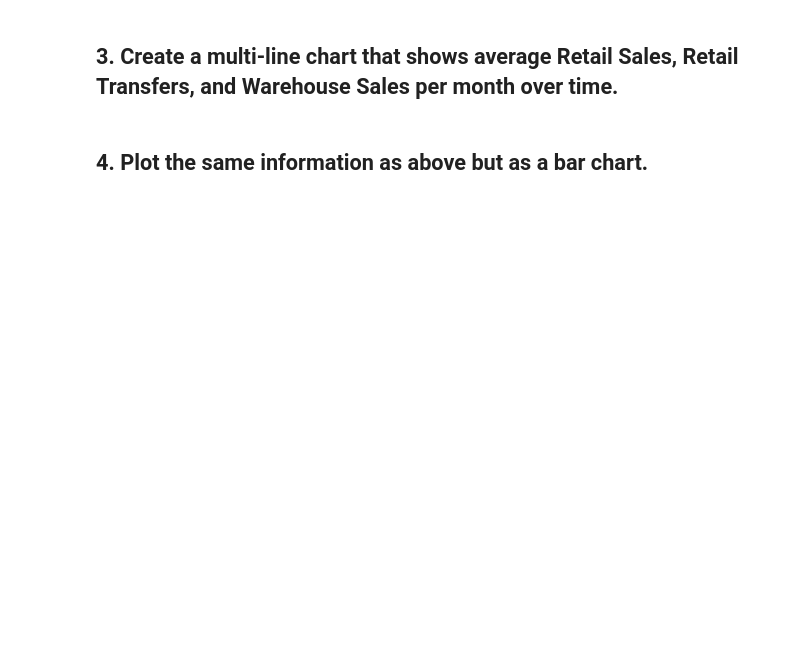
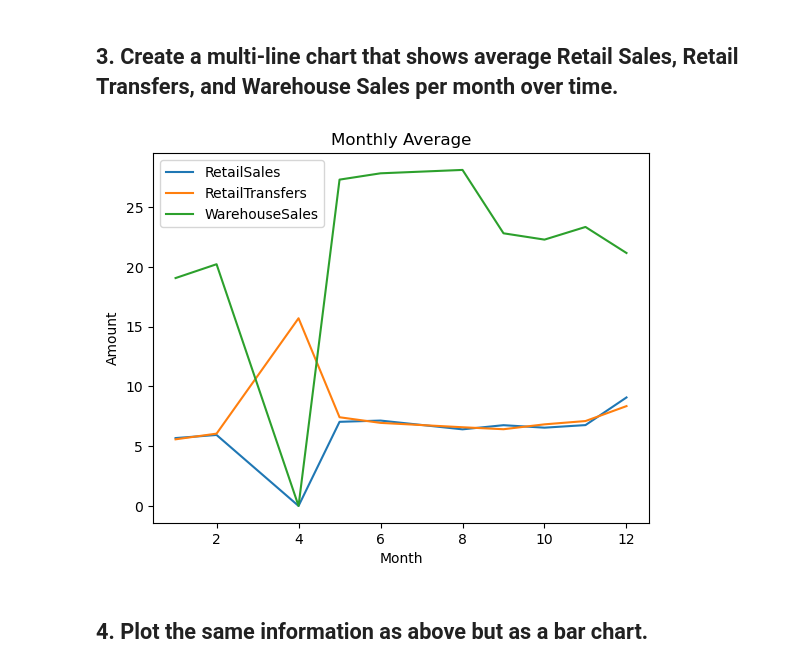
Before and after one commit to JonathonClegg/DAFT_0116, a Jupyter notebook: module_2/Lab_2_ Plotting-Multiple-Data-Series/main.ipynb, the cells around one changed output. Drawn from its saved outputs; the diff is of its cells as text; code cells hidden in the pictures; blank space fills up the shorter version.

Commit message:
- M2LAB2 | Plotting Multiple Data Series Solved

```diff
--- a/module_2/Lab_2_ Plotting-Multiple-Data-Series/main.ipynb
+++ b/module_2/Lab_2_ Plotting-Multiple-Data-Series/main.ipynb
@@ -124,5 +113,20 @@ ax = sns.barplot(x="value", y='Supplier', data=suppliers_Top10_melt, hue ='sales
 # %% [markdown]
 ## 3. Create a multi-line chart that shows average Retail Sales, Retail Transfers, and Warehouse Sales per month over time.
+# %%
+df_monthly = data.groupby("Month").agg({"RetailSales":"mean", "RetailTransfers":"mean", "WarehouseSales":"mean"}).reset_index()
+
+sales = ["RetailSales", "RetailTransfers", "WarehouseSales"]
+for i in sales:
+    plt.subplot()
+    sns.lineplot(x='Month', y= i, data=df_monthly, label = i)
+
+plt.title("Monthly Average")
+plt.ylabel("Amount")
+plt.xlabel("Month")
+plt.legend()
+plt.show()
+# %% [output]
+[figure, added]
 # %% [markdown]
 ## 4. Plot the same information as above but as a bar chart.
 # %%
```
Also changed, not shown: parts of 10 cells of this notebook, 3 other files.
